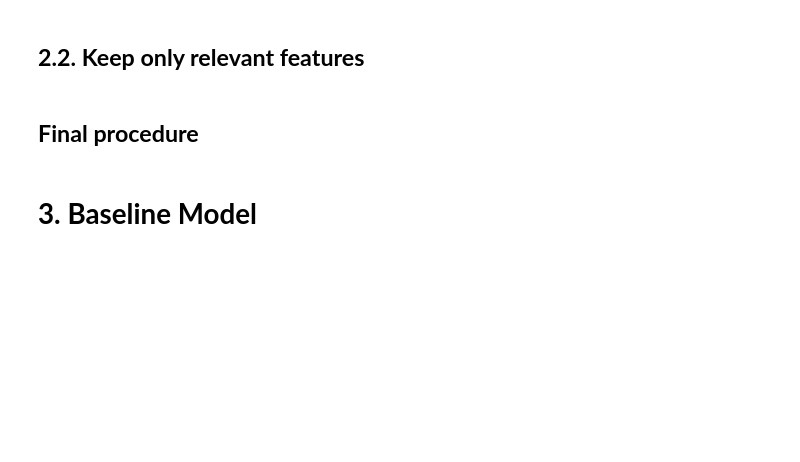
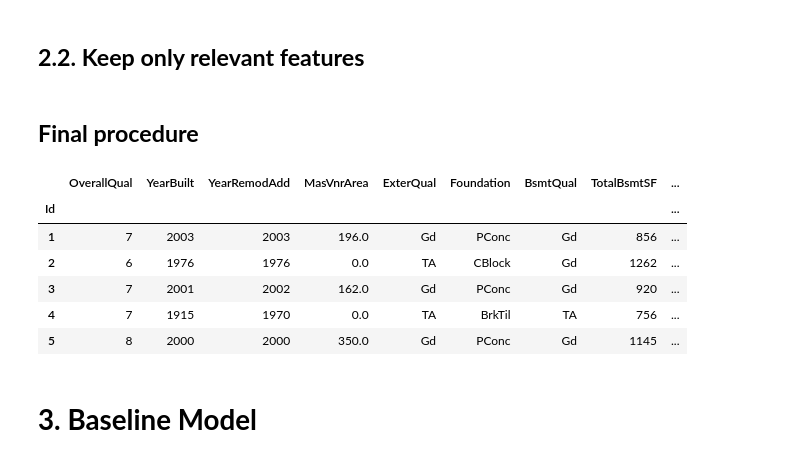
Before and after one commit to PashaIanko/Kaggle.HousePrices, a Jupyter notebook: House_Prices.ipynb, the cells around one changed output. Drawn from its saved outputs; the diff is of its cells as text; code cells hidden in the pictures; blank space fills up the shorter version.

```diff
--- a/House_Prices.ipynb
+++ b/House_Prices.ipynb
@@ -384,6 +440,16 @@ test['HeatingQC'] = test['HeatingQC'].astype('category').cat.codes
 
 y = train['SalePrice']
 train.drop(columns=['SalePrice'], inplace=True)
+# %%
+train.head()
+# %% [output]
+|  | OverallQual | YearBuilt | YearRemodAdd | MasVnrArea | ExterQual | Foundation | BsmtQual | TotalBsmtSF | ... |
+| Id |  |  |  |  |  |  |  |  | ... |
+| 1 | 7 | 2003 | 2003 | 196.0 | Gd | PConc | Gd | 856 | ... |
+| 2 | 6 | 1976 | 1976 | 0.0 | TA | CBlock | Gd | 1262 | ... |
+| 3 | 7 | 2001 | 2002 | 162.0 | Gd | PConc | Gd | 920 | ... |
+| 4 | 7 | 1915 | 1970 | 0.0 | TA | BrkTil | TA | 756 | ... |
+| 5 | 8 | 2000 | 2000 | 350.0 | Gd | PConc | Gd | 1145 | ... |
 # %% [markdown]
 # **3. Baseline Model**
 # %% [markdown]
```
Also changed, not shown: parts of 24 cells of this notebook.
